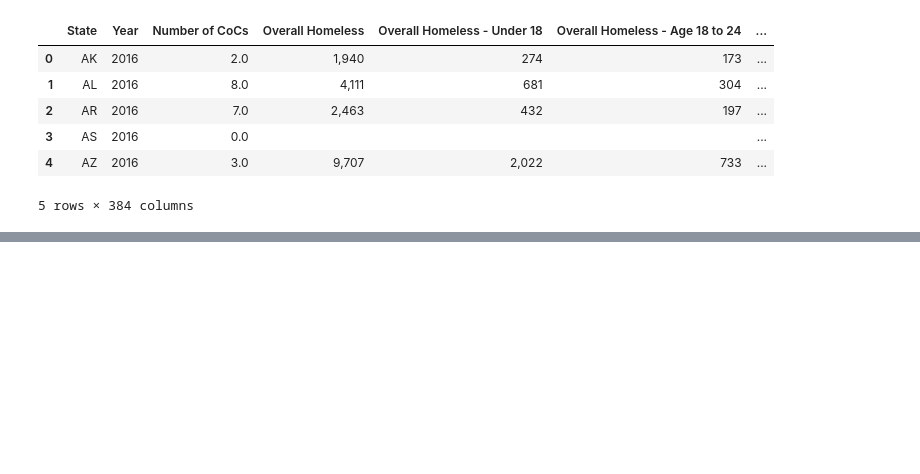
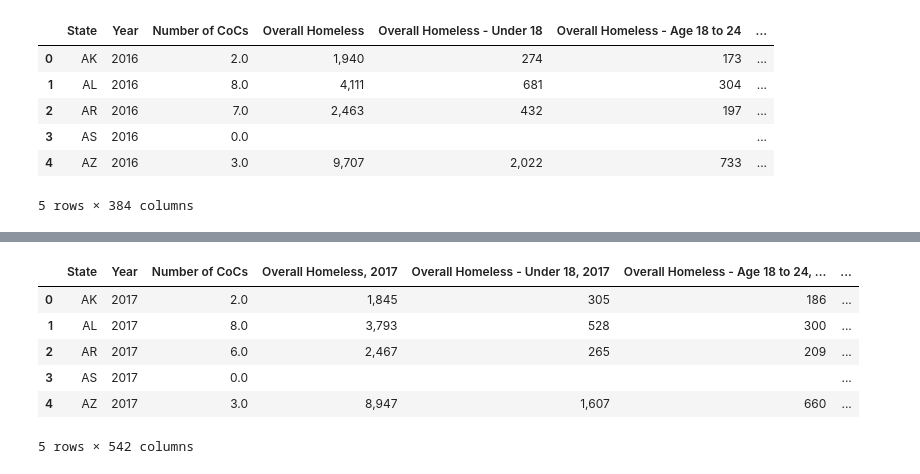
Before and after one commit to BrandonClark65/homeless_analysis, a Jupyter notebook: data_to_sql.ipynb, the cells around one changed output, grey strips where cells are left out. Cells and saved outputs as stored; diff of their text form; code cells hidden in the pictures; blank space fills up the shorter version.

Commit message:
cleaning and exporting 2017 data to sql

```diff
--- a/data_to_sql.ipynb
+++ b/data_to_sql.ipynb
@@ -3129,0 +3132,5 @@ data_2016_df.to_sql(name='data_2016', con=engine, if_exists='replace')
+# %%
+# Import csv into pandas dataframe 2017
+data_2017 = pd.read_csv("Resources/2017-PIT-Counts-by-State.csv")
+data_2017_df = pd.DataFrame(data_2017)
+data_2017_df.head()
@@ -3129,0 +3145,4 @@ data_2016_df.to_sql(name='data_2016', con=engine, if_exists='replace')
+# %%
+# Create column for the year and set to 2016
+data_2017_df["Year"] = 2017
+data_2017_df.head()
@@ -3129,0 +3759,12 @@ data_2016_df.to_sql(name='data_2016', con=engine, if_exists='replace')
+# %%
+# Apply rearranged column names
+data_2017_df = data_2017_df[new_cols_2017]
+data_2017_df.head()
+# %% [output]
+|  | State | Year | Number of CoCs | Overall Homeless, 2017 | Overall Homeless - Under 18, 2017 | Overall Homeless - Age 18 to 24, ... | ... |
+| 0 | AK | 2017 | 2.0 | 1,845 | 305 | 186 | ... |
+| 1 | AL | 2017 | 8.0 | 3,793 | 528 | 300 | ... |
+| 2 | AR | 2017 | 6.0 | 2,467 | 265 | 209 | ... |
+| 3 | AS | 2017 | 0.0 |  |  |  | ... |
+| 4 | AZ | 2017 | 3.0 | 8,947 | 1,607 | 660 | ... |
+5 rows × 542 columns
```
Also changed, not shown: parts of 8 cells of this notebook.
